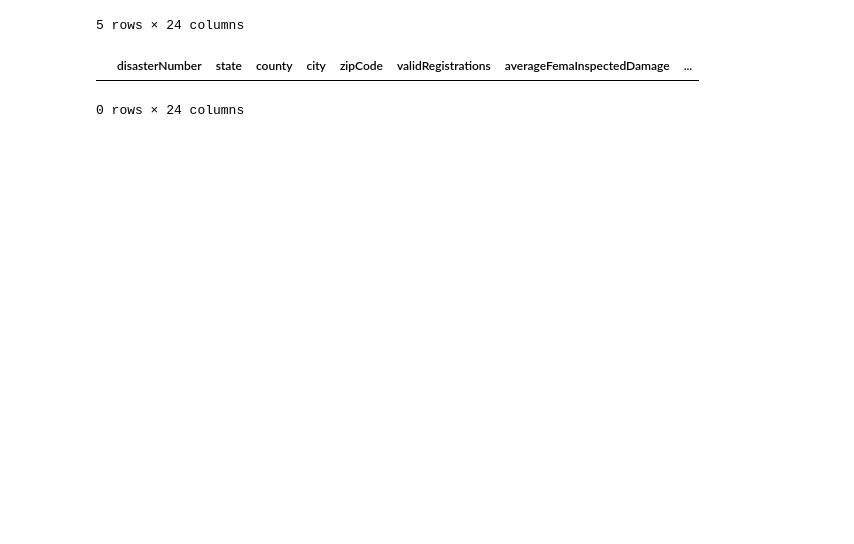
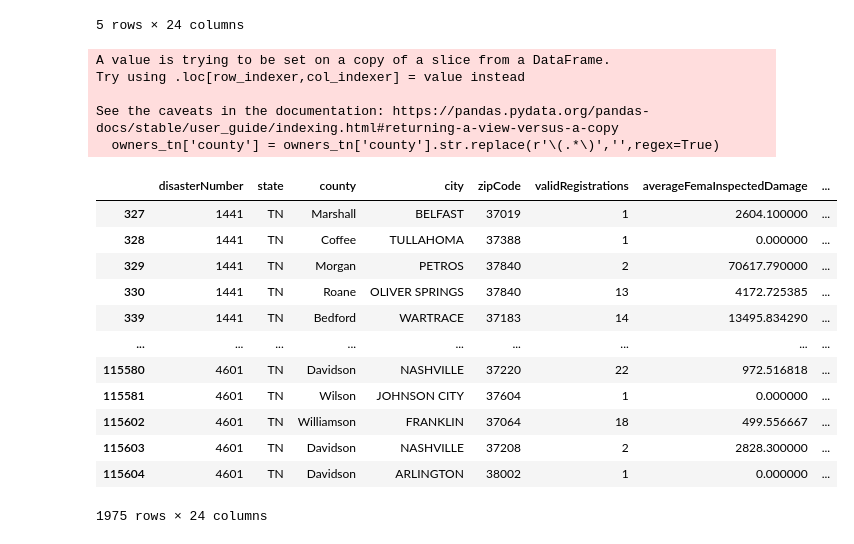
Before and after one commit to mjlintemu/Nashville_Community_Resources, a Jupyter notebook: data/matthew_capstone.ipynb, the cells around one changed output. Drawn from its saved outputs; the diff is of its cells as text; code cells hidden in the pictures; blank space fills up the shorter version.

```diff
--- a/data/matthew_capstone.ipynb
+++ b/data/matthew_capstone.ipynb
@@ -178,8 +178,26 @@ owners_tn.head()
 | 339 | 1441 | TN | Bedford (County) | WARTRACE | 37183 | 14 | 13495.834290 | ... |
 5 rows × 24 columns
 # %%
-owners_tn = owners_tn[]
+# Cleaning 'county' column to remove (County)
+owners_tn['county'] = owners_tn['county'].str.replace(r'\(.*\)','',regex=True)
+owners_tn
 # %% [output]
+A value is trying to be set on a copy of a slice from a DataFrame.
+Try using .loc[row_indexer,col_indexer] = value instead
+
+See the caveats in the documentation: https://pandas.pydata.org/pandas-docs/stable/user_guide/indexing.html#returning-a-view-versus-a-copy
+  owners_tn['county'] = owners_tn['county'].str.replace(r'\(.*\)','',regex=True)
 |  | disasterNumber | state | county | city | zipCode | validRegistrations | averageFemaInspectedDamage | ... |
+| 327 | 1441 | TN | Marshall | BELFAST | 37019 | 1 | 2604.100000 | ... |
+| 328 | 1441 | TN | Coffee | TULLAHOMA | 37388 | 1 | 0.000000 | ... |
+| 329 | 1441 | TN | Morgan | PETROS | 37840 | 2 | 70617.790000 | ... |
+| 330 | 1441 | TN | Roane | OLIVER SPRINGS | 37840 | 13 | 4172.725385 | ... |
+| 339 | 1441 | TN | Bedford | WARTRACE | 37183 | 14 | 13495.834290 | ... |
+| ... | ... | ... | ... | ... | ... | ... | ... | ... |
+| 115580 | 4601 | TN | Davidson | NASHVILLE | 37220 | 22 | 972.516818 | ... |
+| 115581 | 4601 | TN | Wilson | JOHNSON CITY | 37604 | 1 | 0.000000 | ... |
+| 115602 | 4601 | TN | Williamson | FRANKLIN | 37064 | 18 | 499.556667 | ... |
+| 115603 | 4601 | TN | Davidson | NASHVILLE | 37208 | 2 | 2828.300000 | ... |
+| 115604 | 4601 | TN | Davidson | ARLINGTON | 38002 | 1 | 0.000000 | ... |
-0 rows × 24 columns
+1975 rows × 24 columns
 # %%
```
Also changed, not shown: parts of 9 cells of this notebook.
